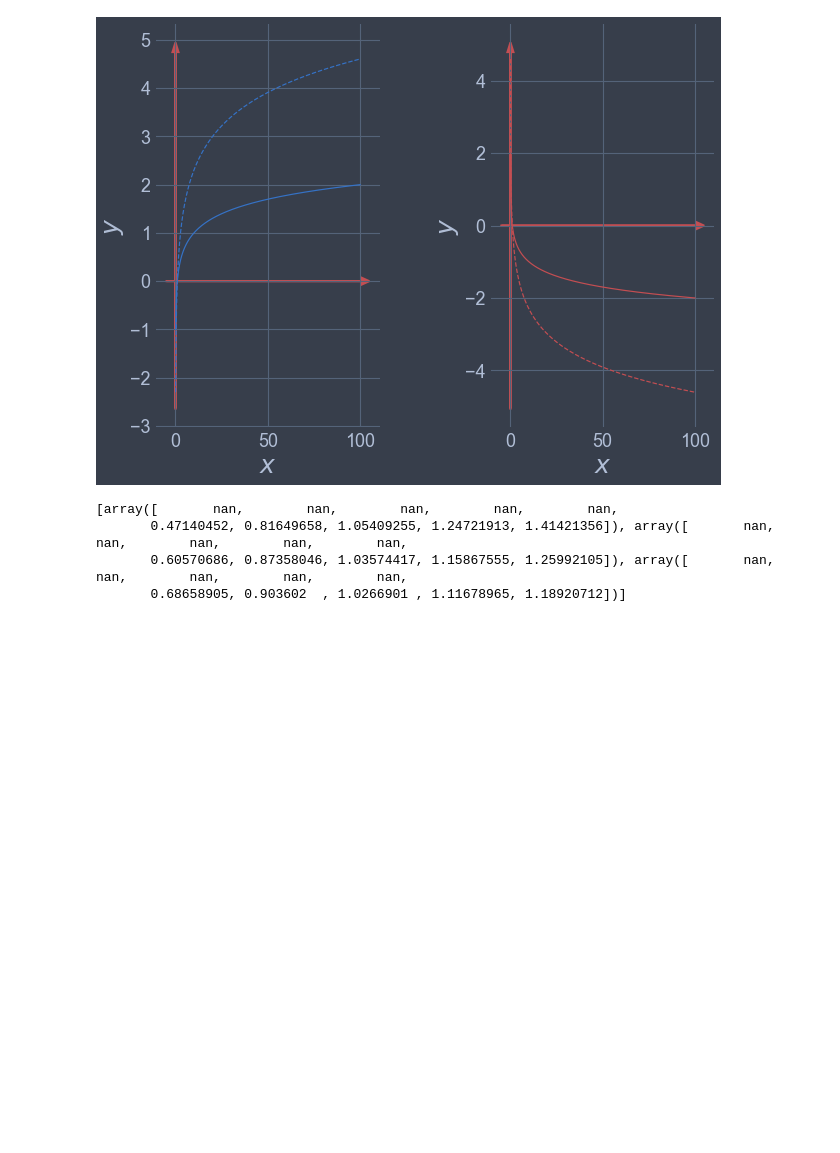
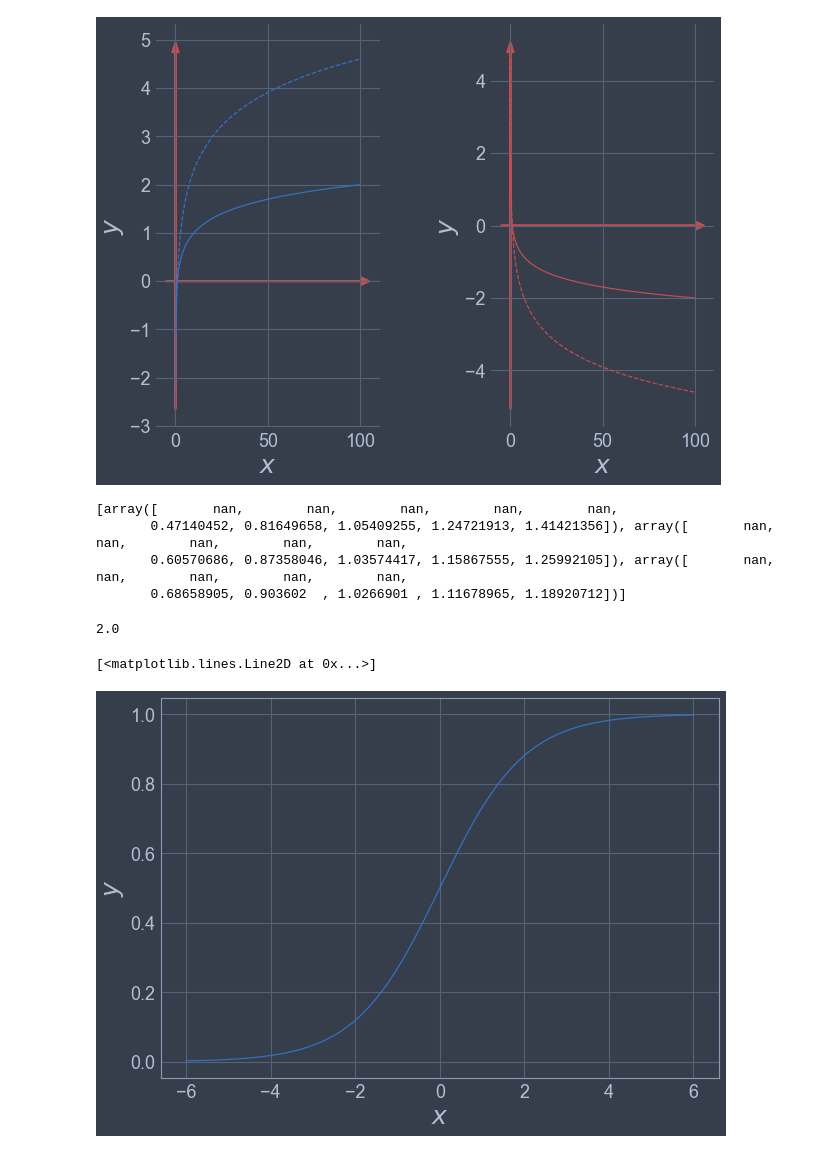
Before and after one commit to sive2045/ml_study, a Jupyter notebook: Function ploting.ipynb, the cells around one changed output. Saved outputs shown, nothing was run; the diff lists cells and outputs as text; code cells hidden in the pictures; blank space fills up the shorter version.

```diff
--- a/Function ploting.ipynb
+++ b/Function ploting.ipynb
@@ -109,3 +109,30 @@ print(y)
        0.47140452, 0.81649658, 1.05409255, 1.24721913, 1.41421356]), array([       nan,        nan,        nan,        nan,        nan,
        0.60570686, 0.87358046, 1.03574417, 1.15867555, 1.25992105]), array([       nan,        nan,        nan,        nan,        nan,
        0.68658905, 0.903602  , 1.0266901 , 1.11678965, 1.18920712])]
+# %%
+log(4,2)
+# %% [output]
+2.0
+# %%
+# sigmoid function
+# 0 ~ 1 사이의 함수 값을 가짐
+# 이전 함수가 어떤 값을 출력해도 최종 출력을 0과 1사이로 변환함
+# 이를 '밀어넣다'라는 의미의 squash function이라 함.
+
+fig = plt.figure(figsize=(10,7))
+
+# a>0
+ax = fig.add_subplot(1,1,1)
+ax.xaxis.set_tick_params(labelsize=18)
+ax.yaxis.set_tick_params(labelsize=18)
+
+plt.xlabel('$x$', fontsize=25)
+plt.ylabel('$y$', fontsize=25)
+
+x = np.linspace(-6,6,1000)
+y = 1.0/(1+np.e**(-x))
+
+ax.plot(x,y,color='b', label=r"$signa(z) x$")
+# %% [output]
+[<matplotlib.lines.Line2D at 0x...>]
+[figure, added]
```
